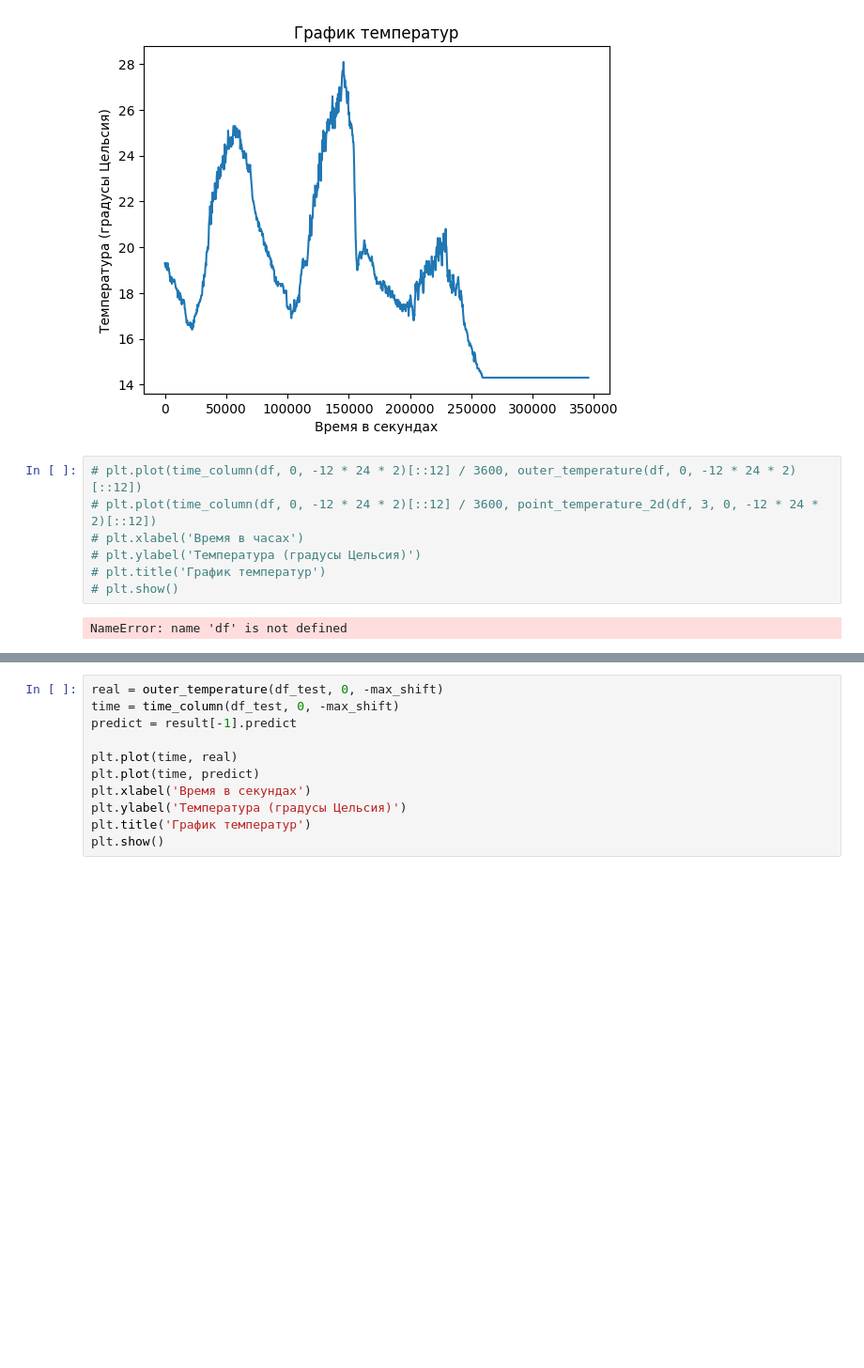
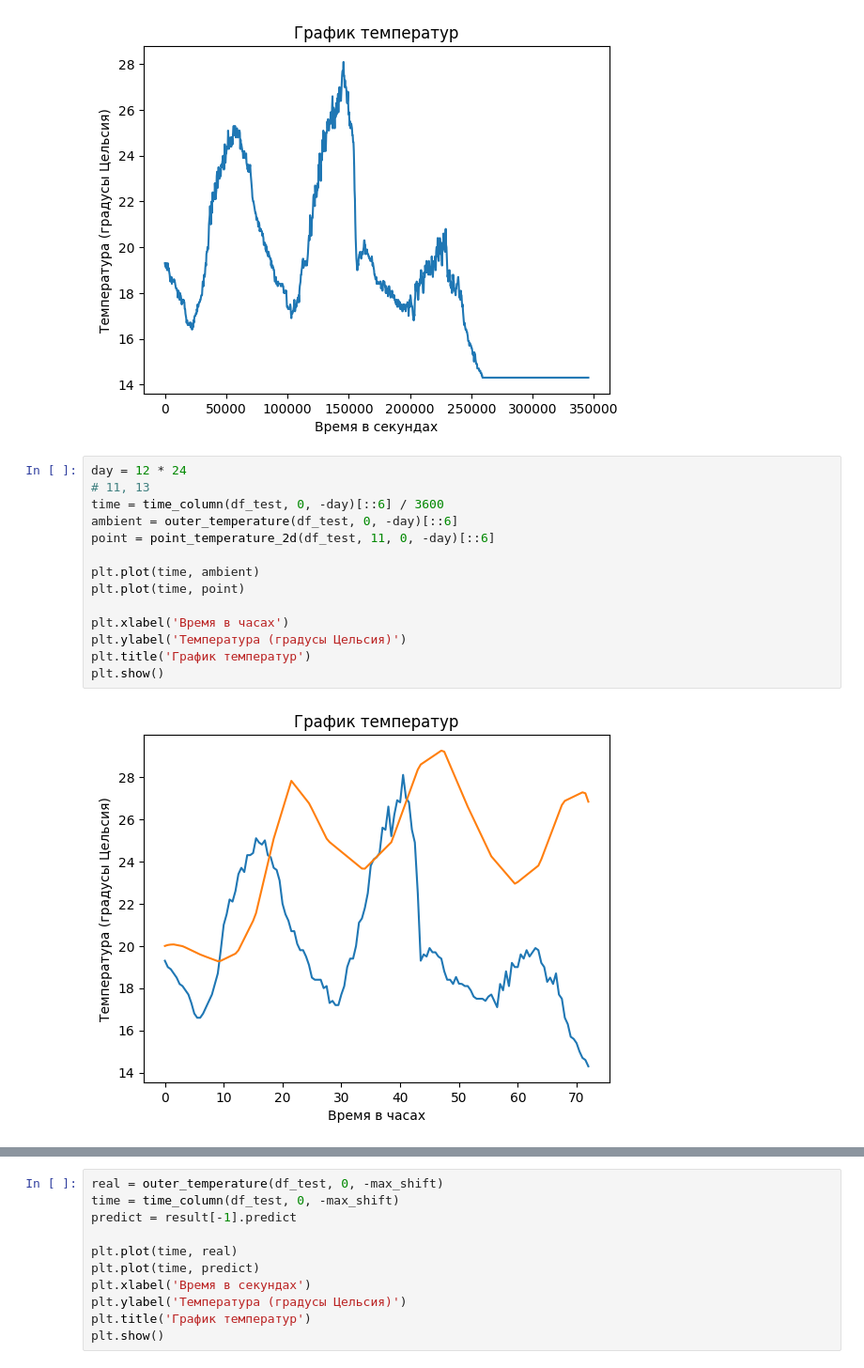
Before and after one commit to mozhayka/microclimate, a Jupyter notebook: src/main.ipynb, the cells around one changed output, grey strips where cells are left out. Shown at 94% size. Cells and saved outputs as stored; diff of their text form; blank space fills up the shorter version.

```diff
--- a/src/main.ipynb
+++ b/src/main.ipynb
@@ -66,11 +67,18 @@ plt.show()
 # %% [output]
 [figure]
 # %%
-# plt.plot(time_column(df, 0, -12 * 24 * 2)[::12] / 3600, outer_temperature(df, 0, -12 * 24 * 2)[::12])
-# plt.plot(time_column(df, 0, -12 * 24 * 2)[::12] / 3600, point_temperature_2d(df, 3, 0, -12 * 24 * 2)[::12])
-# plt.xlabel('Время в часах')
-# plt.ylabel('Температура (градусы Цельсия)')
-# plt.title('График температур')
-# plt.show()
+day = 12 * 24
+# 11, 13
+time = time_column(df_test, 0, -day)[::6] / 3600
+ambient = outer_temperature(df_test, 0, -day)[::6]
+point = point_temperature_2d(df_test, 11, 0, -day)[::6]
+
+plt.plot(time, ambient)
+plt.plot(time, point)
+
+plt.xlabel('Время в часах')
+plt.ylabel('Температура (градусы Цельсия)')
+plt.title('График температур')
+plt.show()
 # %% [output]
-NameError: name 'df' is not defined
+[figure, added]
```
Also changed, not shown: parts of 2 cells of this notebook, 13 other files.
